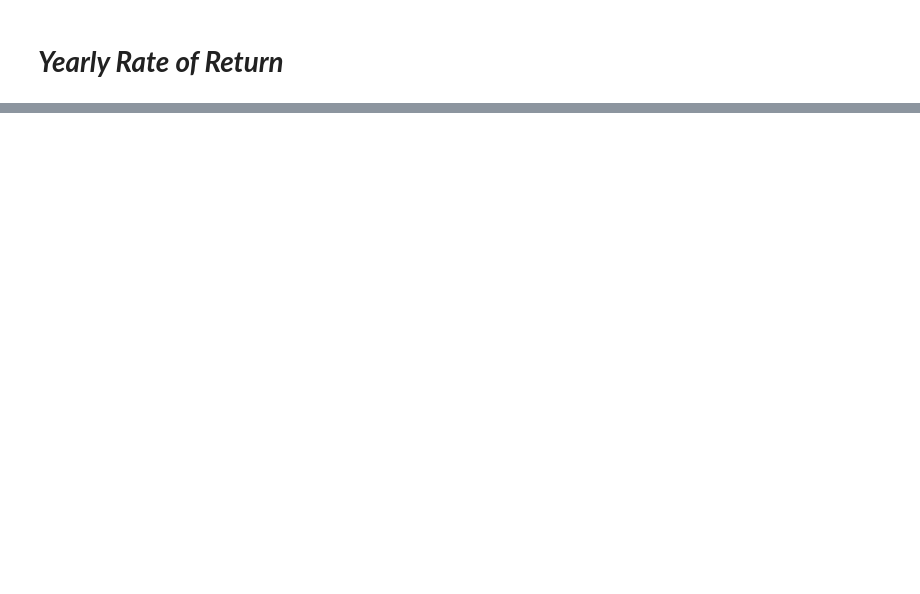
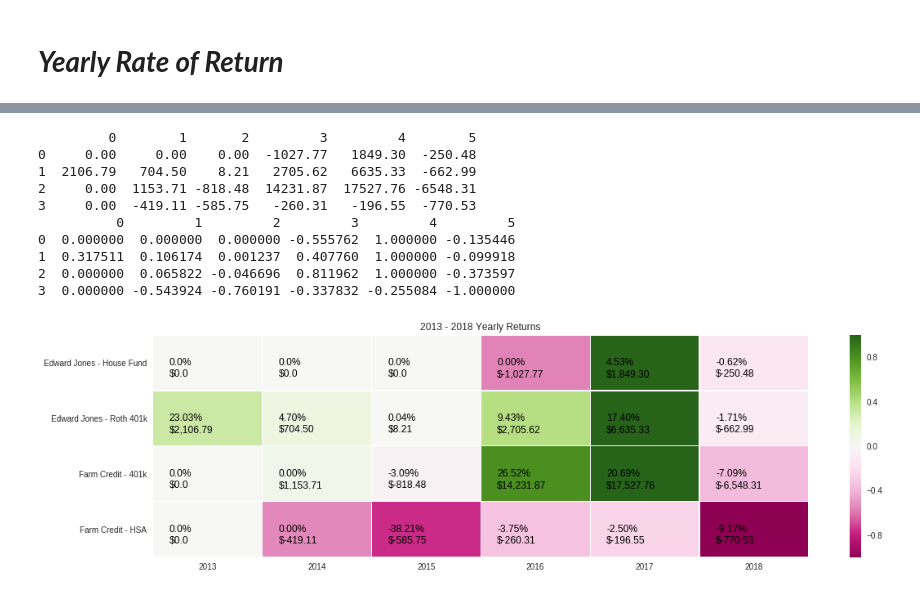
Before and after one commit to rkrall85/learning-through-bits, a Jupyter notebook: FIRE/Fire.ipynb, the cells around one changed output, grey strips where cells are left out. Saved outputs shown, nothing was run; the diff lists cells and outputs as text; code cells hidden in the pictures; blank space fills up the shorter version.

```diff
--- a/FIRE/Fire.ipynb
+++ b/FIRE/Fire.ipynb
@@ -437,0 +1194,38 @@ plt.show()
+# %%
+#########Past 5 Year Yearly ROR DF############################################
+past_five_year_monthly_investments = investment_df[(investment_df.company.isin(['Farm Credit','Edward Jones']))
+                                                   &(investment_df.type.isin(['401k','HSA','Roth 401k','House Fund']))
+                                                   &(investment_df.tran_year >= now.year - 5)]
+                                                  #[['first_of_month','company','type','tran_year','tran_month','tran_month_name','mror','begin_balance','end_balance','contributions']]
+
+begin_balances_df = past_five_year_monthly_investments[(past_five_year_monthly_investments.tran_month==1)][['company','type','tran_year','begin_balance']]
+end_balances_df   = past_five_year_monthly_investments[(past_five_year_monthly_investments.tran_month==12)][['company','type','tran_year','end_balance']]#add logic for when 2019 hits
+contributions_df  = past_five_year_monthly_investments.groupby(['company','type', 'tran_year'],as_index=False)['contributions'].sum()
+#set indexes
+begin_balances_df.set_index(['company','type','tran_year'],inplace=True )
+end_balances_df.set_index(['company','type','tran_year'],inplace=True )
+contributions_df.set_index(['company','type','tran_year'],inplace=True )
+#join df
+past_five_df = begin_balances_df.join([end_balances_df,contributions_df])
+past_five_df.reset_index(inplace =True)
+#cal the ror
+#past_five_df = past_five_df.assign(balance_difference = past_five_df.end_balance - past_five_df.begin_balance - past_five_df.contributions)
+past_five_df['yror']  = np.round((((past_five_df.end_balance - past_five_df.begin_balance - past_five_df.contributions)/(past_five_df.end_balance - past_five_df.contributions))*100),decimals=2)
+#remove outliers (if 100% change to 0)
+#postive_median        = investment_df.loc[(investment_df['mror']>=0) &(investment_df['mror']<=30), 'mror'].median()
+past_five_df['yror'] = np.where(past_five_df["yror"] == 100.00, 0.00,past_five_df['yror'])
+CreateHeatMap(past_five_df, title = str(now.year-5) + " - " + str(now.year)+' Yearly Returns',agg='yearly')
+################################################################################
+#print(past_five_df.head(15))
+# %% [output]
+         0        1       2         3         4        5
+0     0.00     0.00    0.00  -1027.77   1849.30  -250.48
+1  2106.79   704.50    8.21   2705.62   6635.33  -662.99
+2     0.00  1153.71 -818.48  14231.87  17527.76 -6548.31
+3     0.00  -419.11 -585.75   -260.31   -196.55  -770.53
+          0         1         2         3         4         5
+0  0.000000  0.000000  0.000000 -0.555762  1.000000 -0.135446
+1  0.317511  0.106174  0.001237  0.407760  1.000000 -0.099918
+2  0.000000  0.065822 -0.046696  0.811962  1.000000 -0.373597
+3  0.000000 -0.543924 -0.760191 -0.337832 -0.255084 -1.000000
+[figure, added]
```
Also changed, not shown: parts of 30 cells of this notebook.
